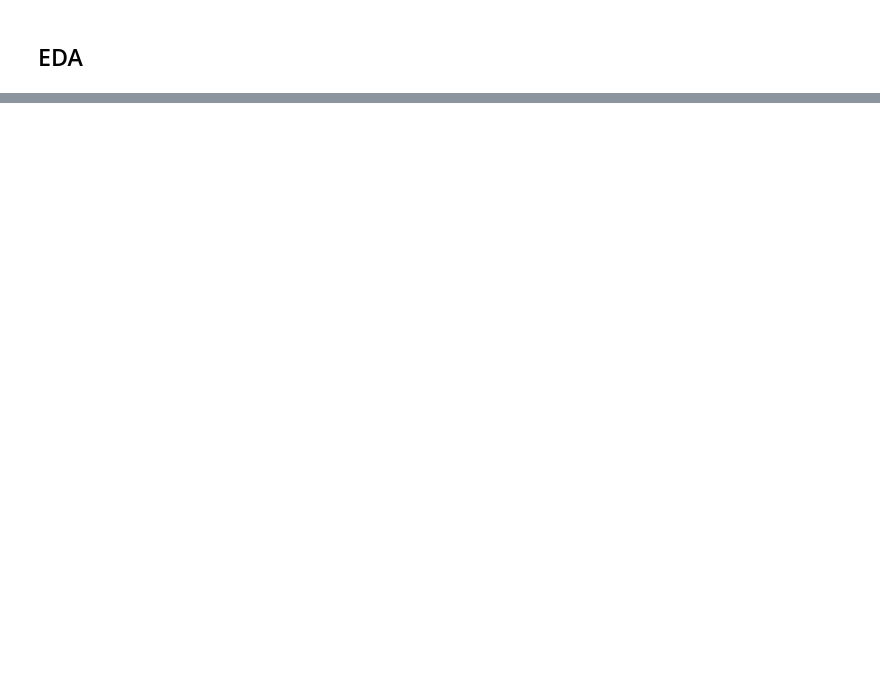
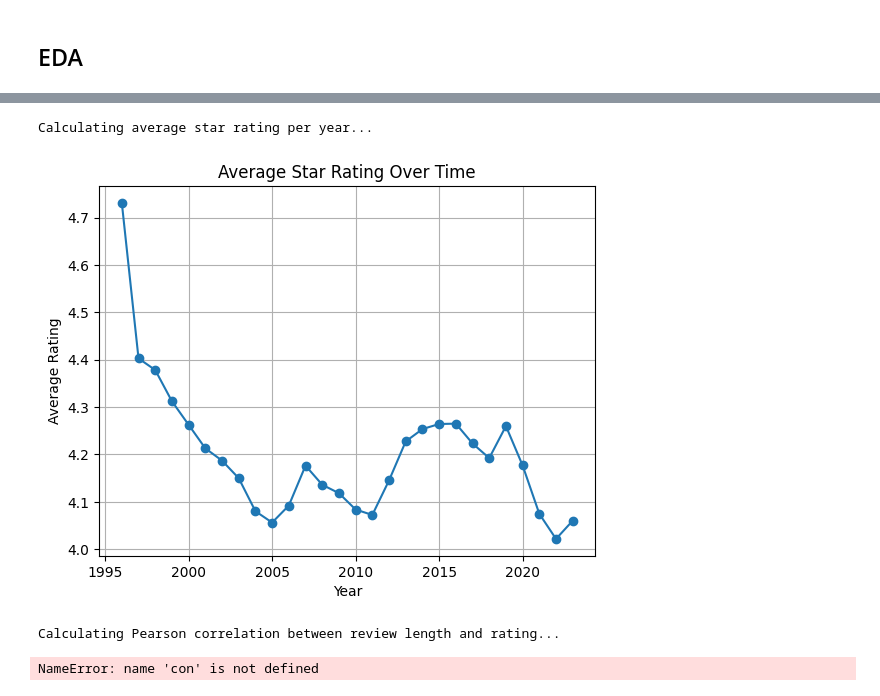
Before and after one commit to Enadiz76/Code, a Jupyter notebook: eda.ipynb, the cells around one changed output, grey strips where cells are left out. Saved outputs shown, nothing was run; the diff lists cells and outputs as text; code cells hidden in the pictures; blank space fills up the shorter version.

```diff
--- a/eda.ipynb
+++ b/eda.ipynb
@@ -324,0 +129,44 @@ else:
+# %%
+print("Calculating average star rating per year...")
+
+time_trend_query = """
+    SELECT year, AVG(rating) AS avg_rating
+    FROM read_parquet($files, union_by_name = True)
+    WHERE rating BETWEEN 1 AND 5 AND year IS NOT NULL
+    GROUP BY year
+    ORDER BY year
+"""
+avg_rating_per_year = con.execute(time_trend_query, {'files': all_files}).fetchdf()
+
+plt.plot(avg_rating_per_year['year'], avg_rating_per_year['avg_rating'], marker='o')
+plt.xlabel('Year')
+plt.ylabel('Average Rating')
+plt.title('Average Star Rating Over Time')
+plt.grid()
+plt.show()
+# %% [output]
+Calculating average star rating per year...
+[figure, added]
+# %%
+print("Calculating Pearson correlation between review length and rating...")
+
+correlation_query = """
+    SELECT rating, review_length
+    FROM read_parquet($files, union_by_name=True)
+    WHERE rating BETWEEN 1 AND 5 AND review_length IS NOT NULL
+"""
+correlation_data = con.execute(correlation_query, {'files': all_files}).fetchdf()
+
+pearson_corr = correlation_data['rating'].corr(correlation_data['review_length'])
+print(f"Pearson correlation between review length and rating: {pearson_corr:.4f}")
+
+# Interpretation
+if pearson_corr > 0:
+    print("Interpretation: There is a positive correlation. Longer reviews slightly tend to have higher ratings.")
+elif pearson_corr < 0:
+    print("Interpretation: There is a negative correlation. Longer reviews slightly tend to have lower ratings.")
+else:
+    print("Interpretation: There is no correlation between review length and rating.")
+# %% [output]
+Calculating Pearson correlation between review length and rating...
+NameError: name 'con' is not defined
```
Also changed, not shown: parts of 15 cells of this notebook, 5 other files.
